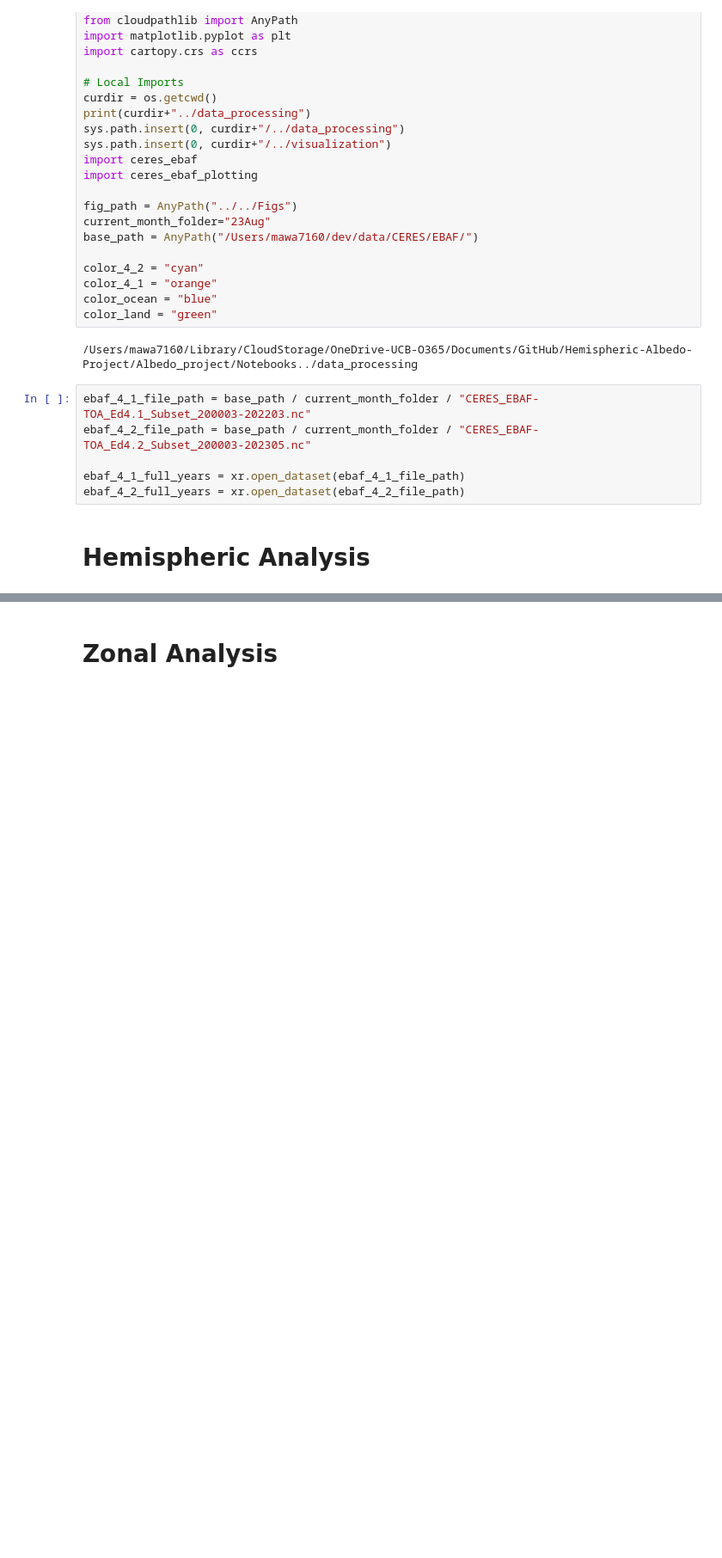
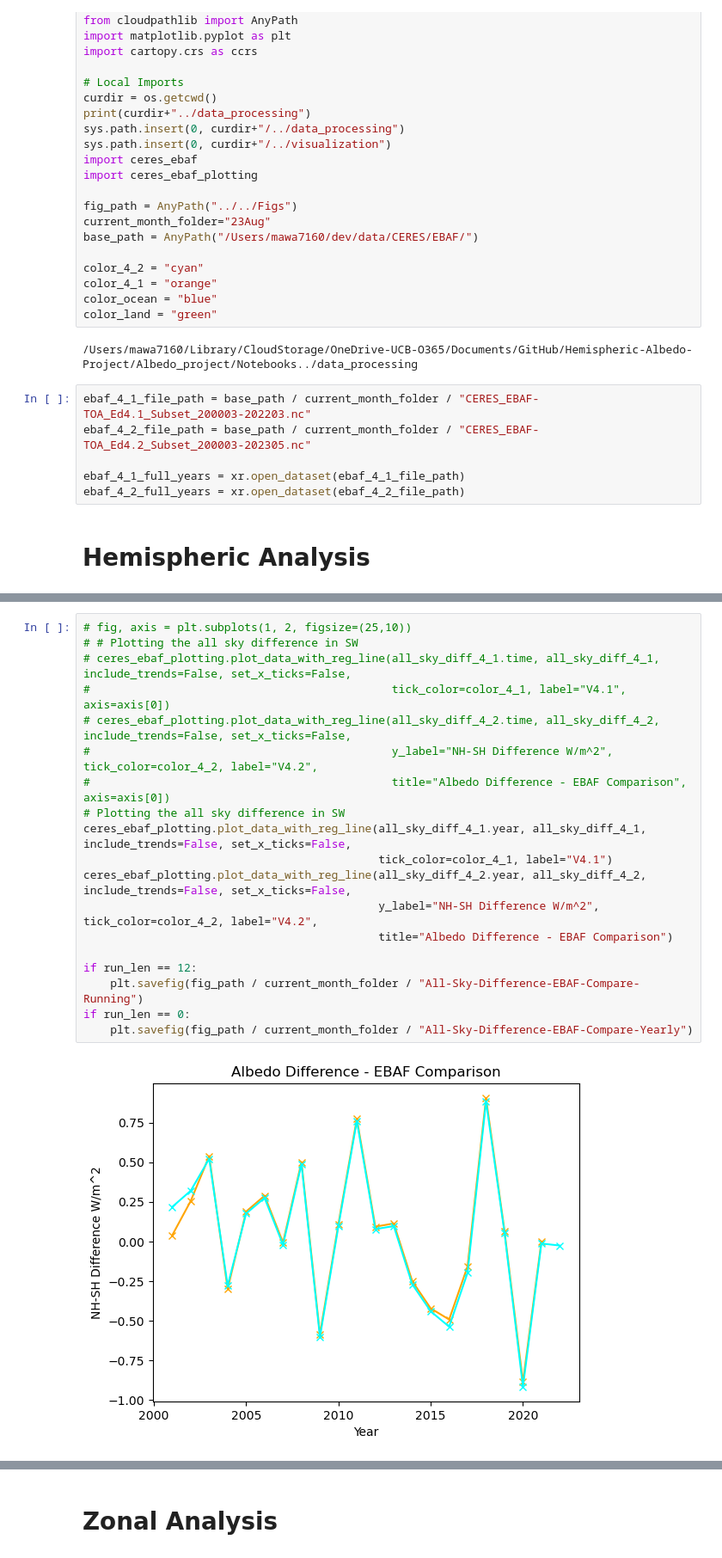
Before and after one commit to mwatwood-cu/Hemispheric-Albedo-Project, a Jupyter notebook: Albedo_project/Notebooks/EBAF_Comparison.ipynb, the cells around one changed output, grey strips where cells are left out. Shown at 86% size. Saved outputs shown, nothing was run; the diff lists cells and outputs as text; blank space fills up the shorter version.

```diff
--- a/Albedo_project/Notebooks/EBAF_Comparison.ipynb
+++ b/Albedo_project/Notebooks/EBAF_Comparison.ipynb
@@ -58,0 +81,21 @@ all_sky_diff_4_2 = shortwave_all_sky_4_2["nh"]-shortwave_all_sky_4_2["sh"]
+# %%
+# fig, axis = plt.subplots(1, 2, figsize=(25,10))
+# # Plotting the all sky difference in SW
+# ceres_ebaf_plotting.plot_data_with_reg_line(all_sky_diff_4_1.time, all_sky_diff_4_1, include_trends=False, set_x_ticks=False,
+#                                             tick_color=color_4_1, label="V4.1", axis=axis[0])
+# ceres_ebaf_plotting.plot_data_with_reg_line(all_sky_diff_4_2.time, all_sky_diff_4_2, include_trends=False, set_x_ticks=False,
+#                                             y_label="NH-SH Difference W/m^2", tick_color=color_4_2, label="V4.2",
+#                                             title="Albedo Difference - EBAF Comparison", axis=axis[0])
+# Plotting the all sky difference in SW
+ceres_ebaf_plotting.plot_data_with_reg_line(all_sky_diff_4_1.year, all_sky_diff_4_1, include_trends=False, set_x_ticks=False,
+                                            tick_color=color_4_1, label="V4.1")
+ceres_ebaf_plotting.plot_data_with_reg_line(all_sky_diff_4_2.year, all_sky_diff_4_2, include_trends=False, set_x_ticks=False,
+                                            y_label="NH-SH Difference W/m^2", tick_color=color_4_2, label="V4.2",
+                                            title="Albedo Difference - EBAF Comparison")
+
+if run_len == 12:
+    plt.savefig(fig_path / current_month_folder / "All-Sky-Difference-EBAF-Compare-Running")
+if run_len == 0:
+    plt.savefig(fig_path / current_month_folder / "All-Sky-Difference-EBAF-Compare-Yearly")
+# %% [output]
+[figure, added]
```
Also changed, not shown: parts of 13 cells of this notebook, 5 other files.
